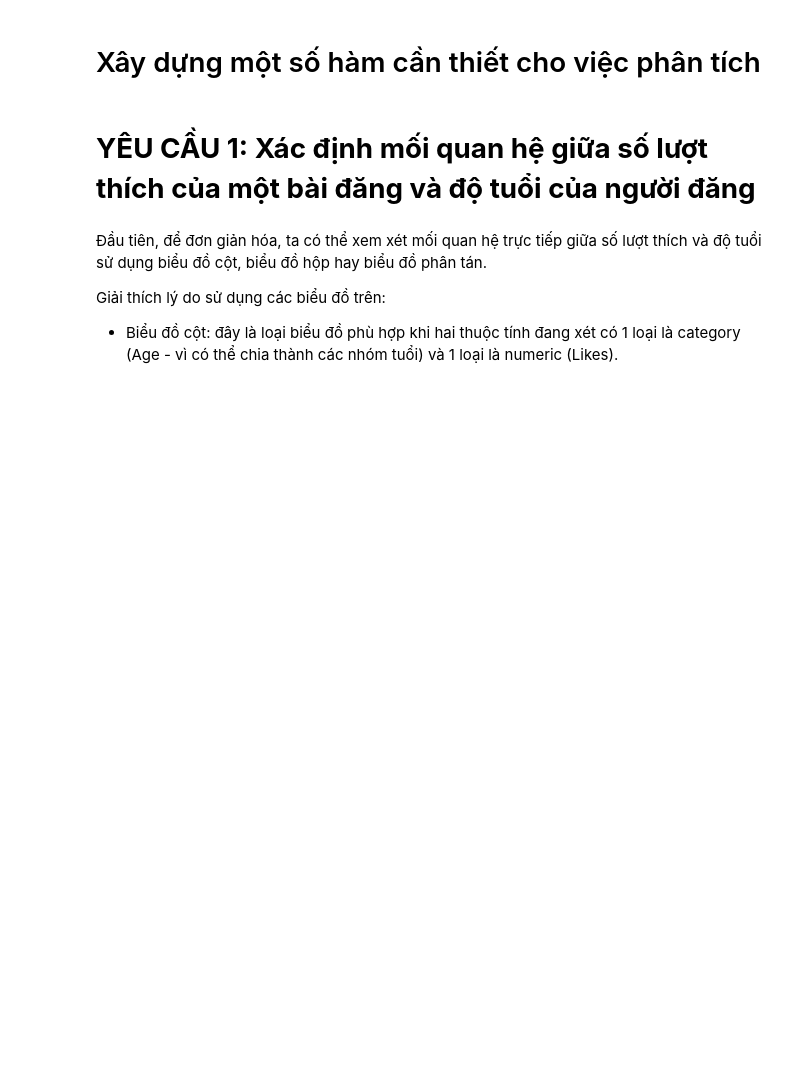
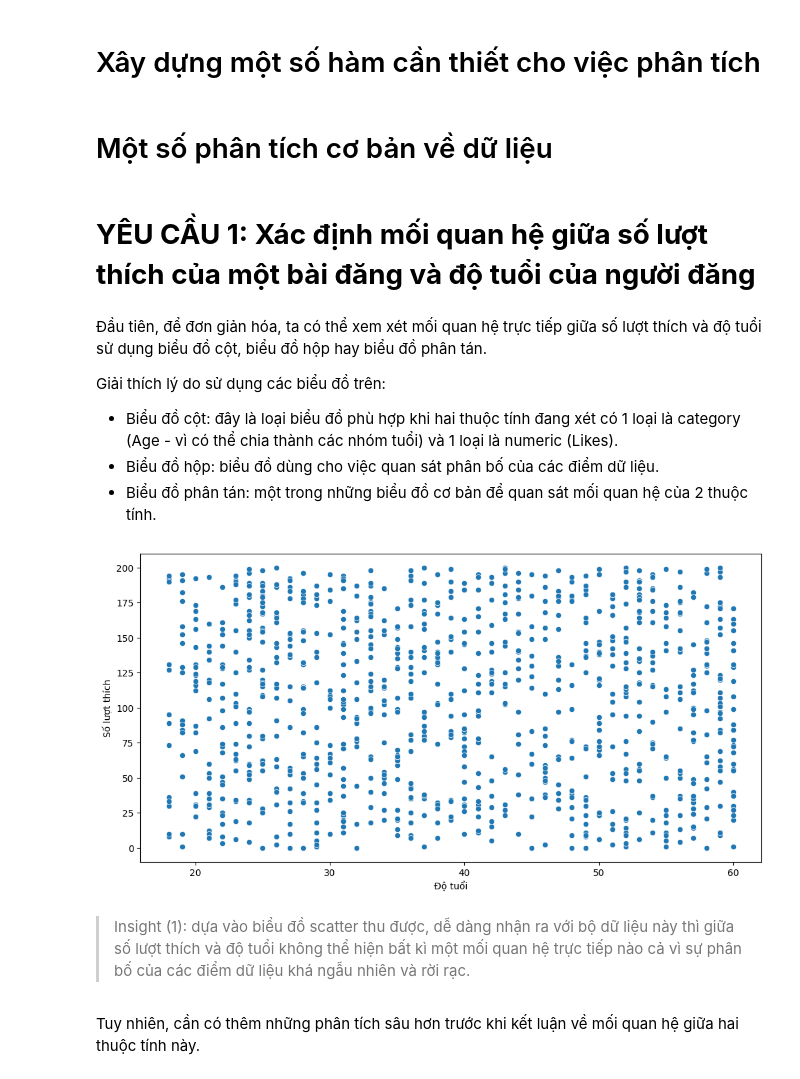
Before and after one commit to hoangharu2002/DS307---Ph-n-t-ch-d--li-u-truy-n-th-ng-x--h-i, a Jupyter notebook: BT2/My sample.ipynb, the cells around one changed output. Cells and saved outputs as stored; diff of their text form; code cells hidden in the pictures; blank space fills up the shorter version.

```diff
--- a/BT2/My sample.ipynb
+++ b/BT2/My sample.ipynb
@@ -85,6 +85,8 @@ def age_grouping(age):
         return '51-60'
     else:
         return 'Khác'  # Để xử lý các trường hợp ngoài phạm vi
+# %% [markdown]
+# Một số phân tích cơ bản về dữ liệu
 # %% [markdown]
 # **YÊU CẦU 1: Xác định mối quan hệ giữa số lượt thích của một bài đăng và độ tuổi của người đăng**
 # %% [markdown]
@@ -92,3 +94,19 @@ def age_grouping(age):
 
 Giải thích lý do sử dụng các biểu đồ trên:
 - Biểu đồ cột: đây là loại biểu đồ phù hợp khi hai thuộc tính đang xét có 1 loại là category (Age - vì có thể chia thành các nhóm tuổi) và 1 loại là numeric (Likes).
+- Biểu đồ hộp: biểu đồ dùng cho việc quan sát phân bố của các điểm dữ liệu.
+- Biểu đồ phân tán: một trong những biểu đồ cơ bản để quan sát mối quan hệ của 2 thuộc tính.
+# %%
+# Vẽ biểu đồ phân tán của số lượt thích và độ tuổi
+plt.figure(figsize=(12, 6))
+sns.scatterplot(x='Age', y='Likes', data=data)
+plt.title('')
+plt.xlabel('Độ tuổi')
+plt.ylabel('Số lượt thích')
+plt.show()
+# %% [output]
+[figure, added]
+# %% [markdown]
+> Insight (1): dựa vào biểu đồ scatter thu được, dễ dàng nhận ra với bộ dữ liệu này thì giữa số lượt thích và độ tuổi không thể hiện bất kì một mối quan hệ trực tiếp nào cả vì sự phân bố của các điểm dữ liệu khá ngẫu nhiên và rời rạc.
+# %% [markdown]
+Tuy nhiên, cần có thêm những phân tích sâu hơn trước khi kết luận về mối quan hệ giữa hai thuộc tính này.
```
Also changed, not shown: parts of 7 cells of this notebook.
